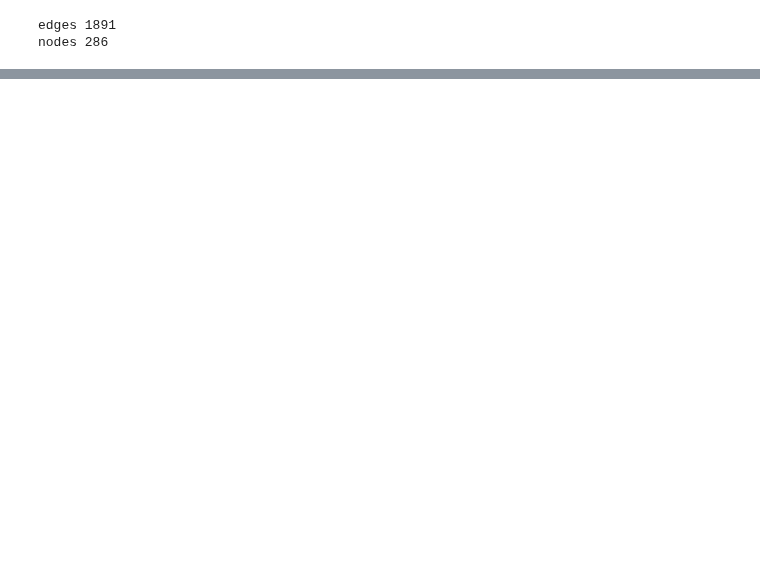
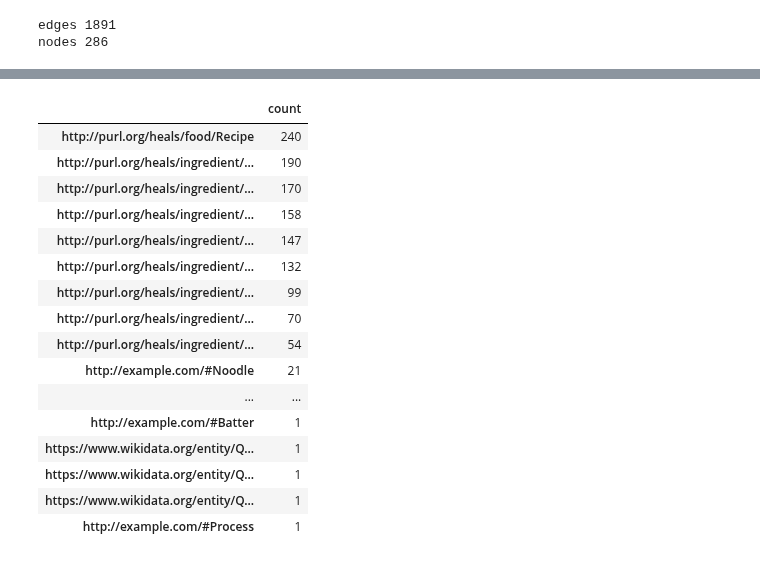
Before and after one commit to DerwenAI/kglab, a Jupyter notebook: entropy.ipynb, the cells around one changed output, grey strips where cells are left out. Cells and saved outputs as stored; diff of their text form; code cells hidden in the pictures; blank space fills up the shorter version.

```diff
--- a/entropy.ipynb
+++ b/entropy.ipynb
@@ -190,0 +84,20 @@ l_gen.get_tally()
+# %%
+m.o_gen.get_tally()
+# %% [output]
+|  | count |
+| http://purl.org/heals/food/Recipe | 240 |
+| http://purl.org/heals/ingredient/... | 190 |
+| http://purl.org/heals/ingredient/... | 170 |
+| http://purl.org/heals/ingredient/... | 158 |
+| http://purl.org/heals/ingredient/... | 147 |
+| http://purl.org/heals/ingredient/... | 132 |
+| http://purl.org/heals/ingredient/... | 99 |
+| http://purl.org/heals/ingredient/... | 70 |
+| http://purl.org/heals/ingredient/... | 54 |
+| http://example.com/#Noodle | 21 |
+| ... | ... |
+| http://example.com/#Batter | 1 |
+| https://www.wikidata.org/entity/Q... | 1 |
+| https://www.wikidata.org/entity/Q... | 1 |
+| https://www.wikidata.org/entity/Q... | 1 |
+| http://example.com/#Process | 1 |
```
Also changed, not shown: parts of 17 cells of this notebook, 3 other files.
